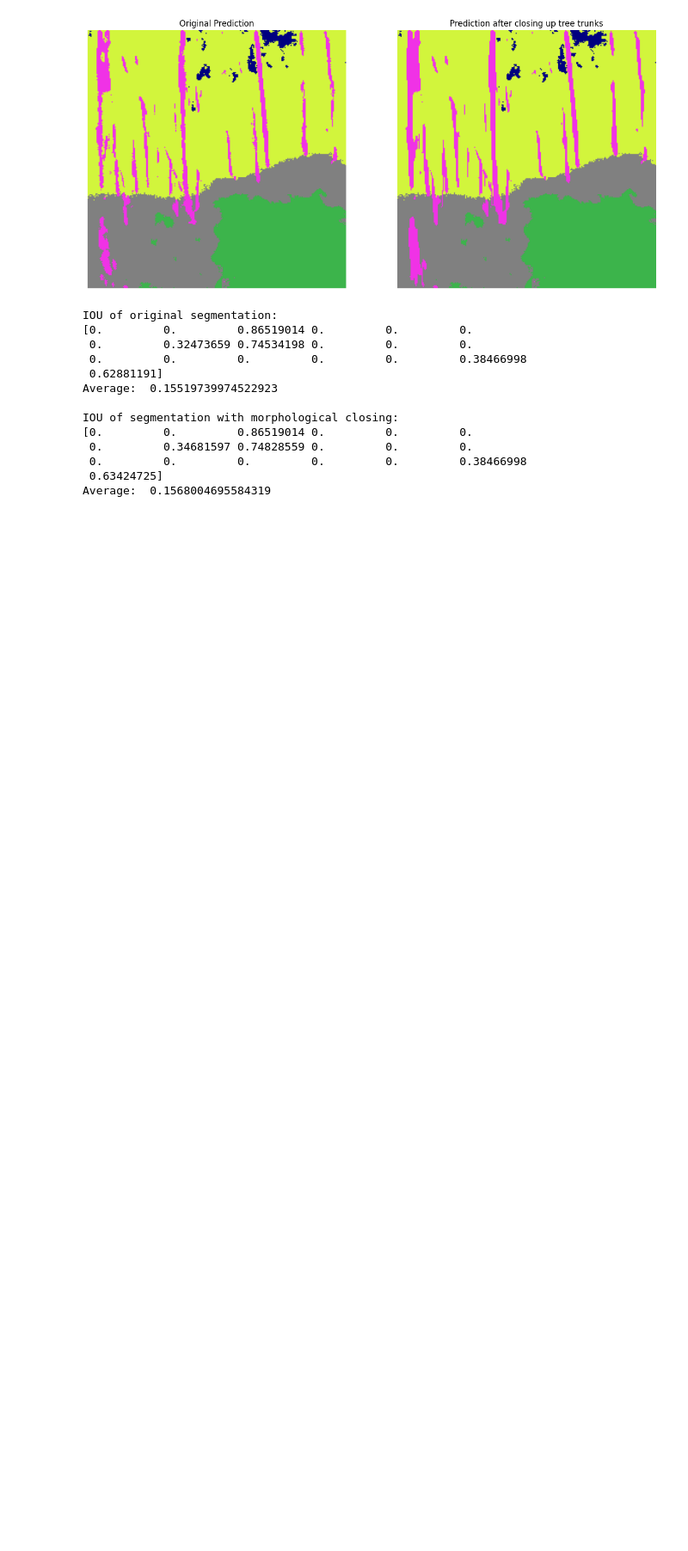
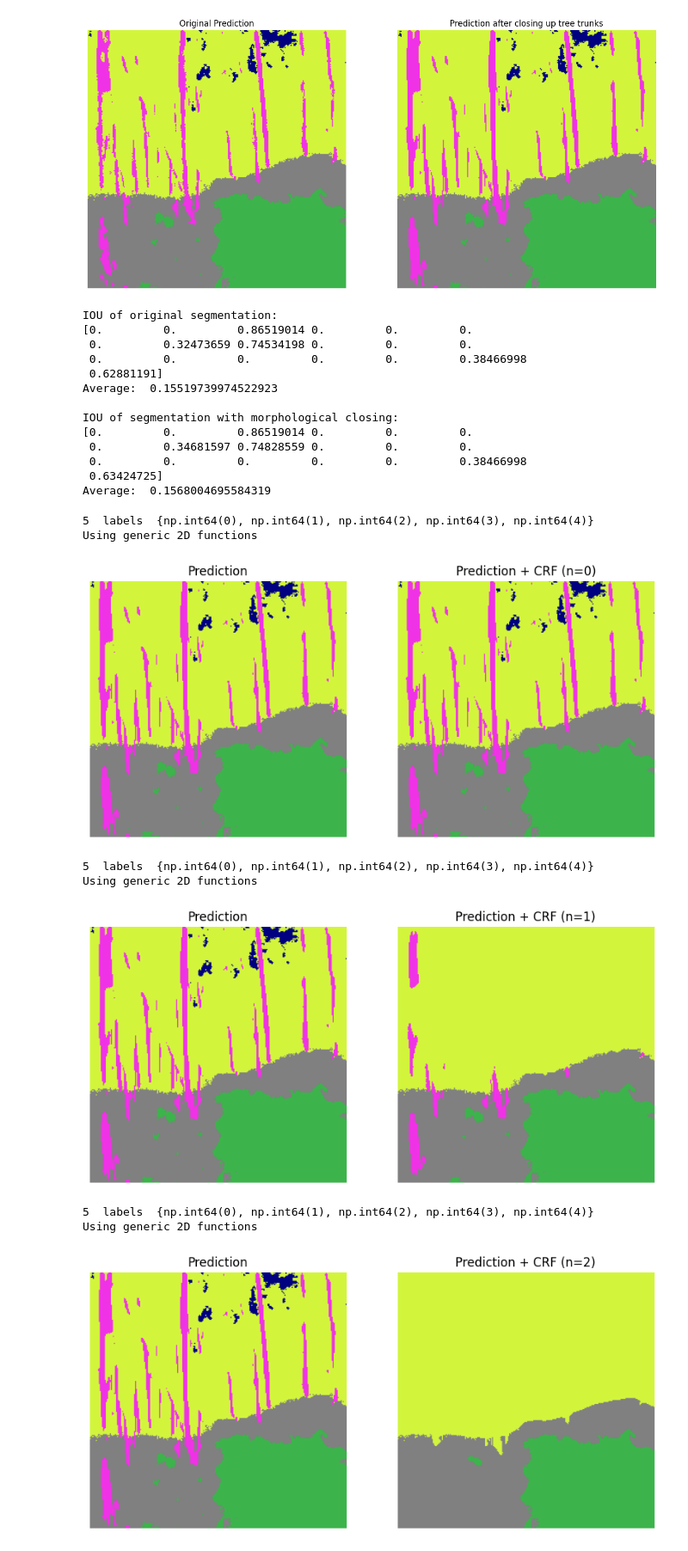
Before and after one commit to liam0414/COMP9517-Project, a Jupyter notebook: postprocessing_superpixel_morphology.ipynb, the cells around one changed output. Shown at 86% size. Drawn from its saved outputs; the diff is of its cells as text; code cells hidden in the pictures; blank space fills up the shorter version.

```diff
--- a/postprocessing_superpixel_morphology.ipynb
+++ b/postprocessing_superpixel_morphology.ipynb
@@ -382,3 +382,31 @@ IOU of segmentation with morphological closing:
  0.         0.         0.         0.         0.         0.38466998
  0.63424725]
 Average:  0.1568004695584319
+# %%
+import crf
+
+for i in range(0, 5):
+    crf_res = crf.crf_main(image, pred_new2, i)
+
+    plt.figure(figsize=(10, 10))
+    plt.subplot(121)
+    plt.imshow(pred_new2)
+    plt.title("Prediction")
+    plt.axis('off')
+
+    plt.subplot(122)
+    plt.imshow(crf_res)
+    plt.title(f"Prediction + CRF (n={i})")
+    plt.axis('off')
+
+    plt.show()
+# %% [output]
+5  labels  {np.int64(0), np.int64(1), np.int64(2), np.int64(3), np.int64(4)}
+Using generic 2D functions
+[figure, added]
+5  labels  {np.int64(0), np.int64(1), np.int64(2), np.int64(3), np.int64(4)}
+Using generic 2D functions
+[figure, added]
+5  labels  {np.int64(0), np.int64(1), np.int64(2), np.int64(3), np.int64(4)}
+Using generic 2D functions
+[figure, added]
```
Also changed, not shown: parts of 1 cell of this notebook.
